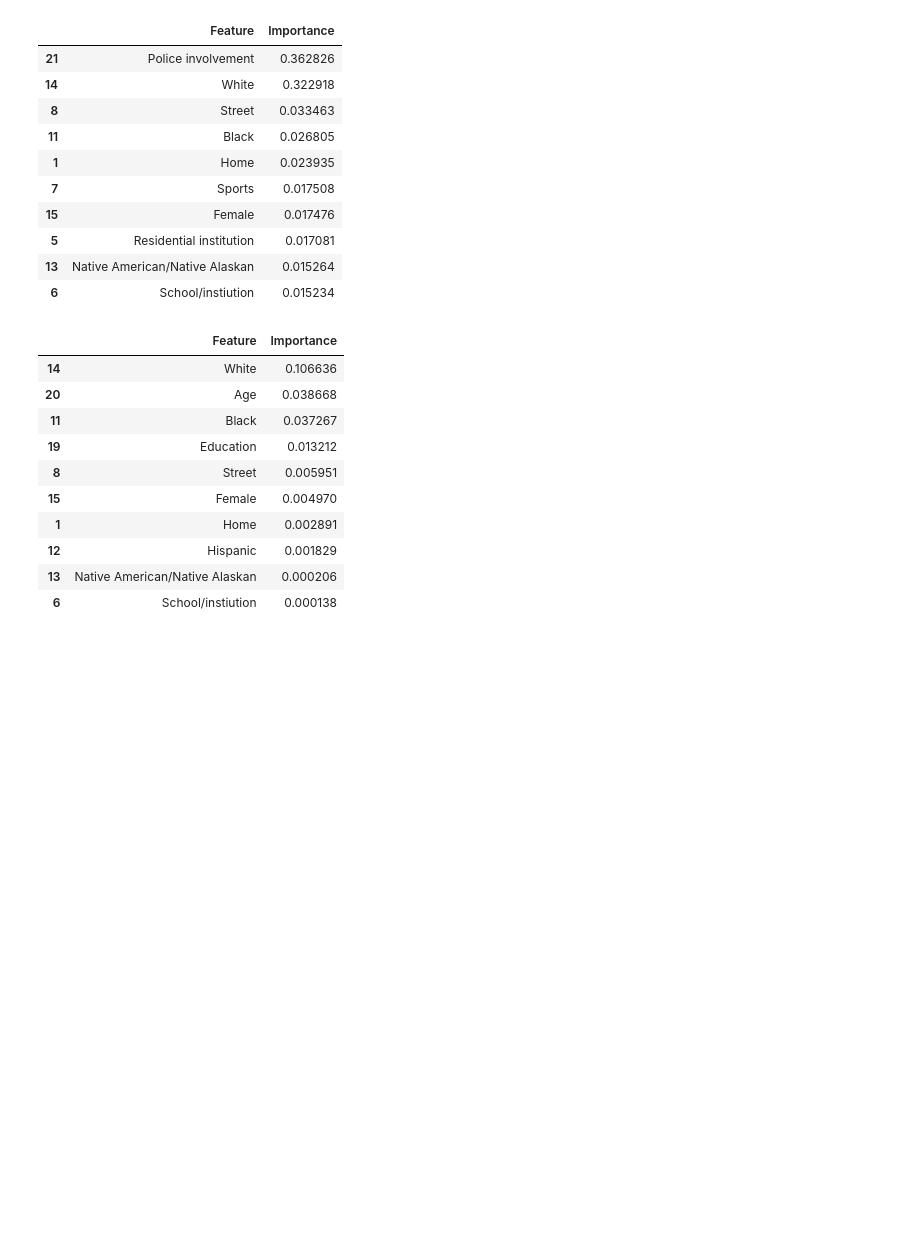
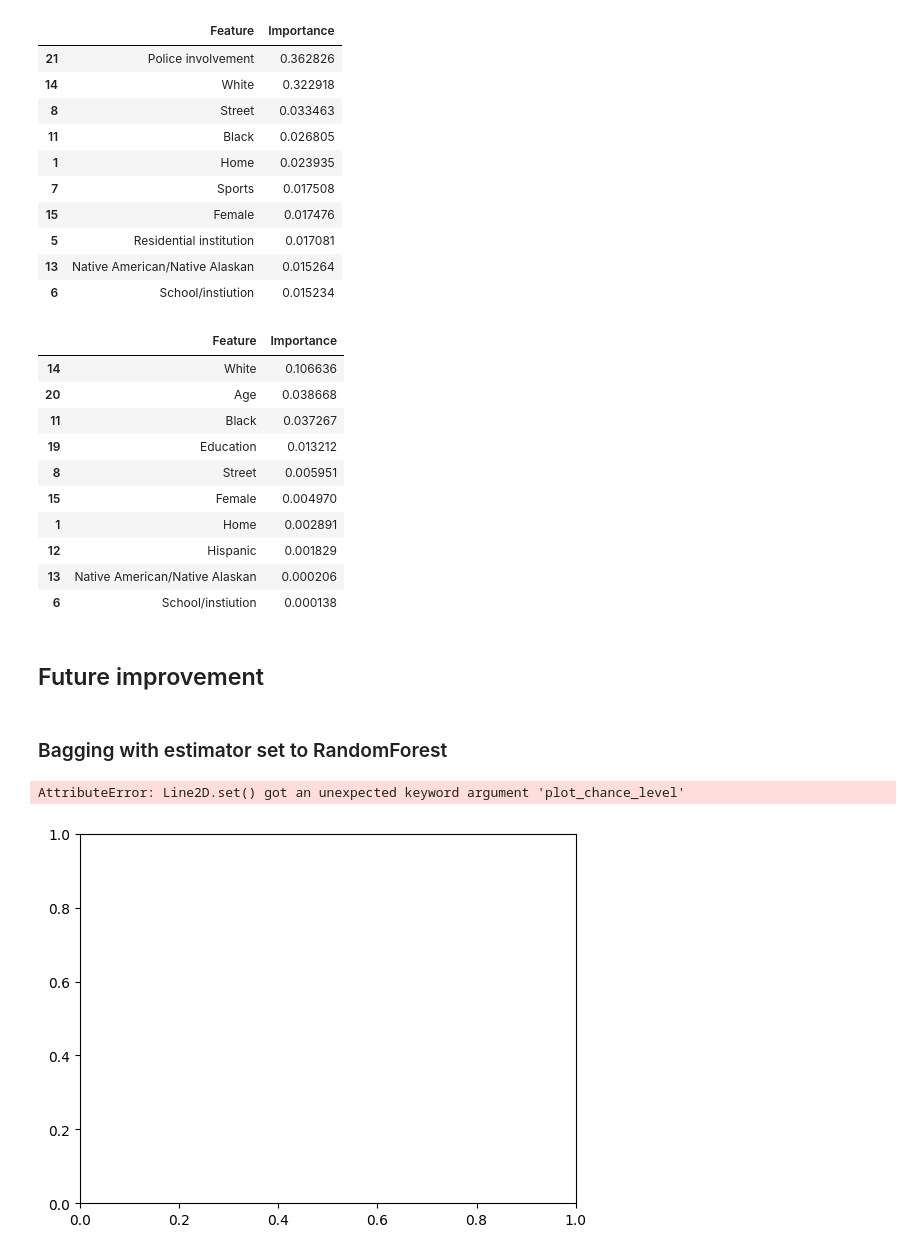
Before and after one commit to ahuang28/cs3244_final_project, a Jupyter notebook: code.ipynb, the cells around one changed output. Saved outputs shown, nothing was run; the diff lists cells and outputs as text; code cells hidden in the pictures; blank space fills up the shorter version.

Commit message:
added rf with bagging

```diff
--- a/code.ipynb
+++ b/code.ipynb
@@ -1227,3 +1217,7 @@ xgb_permutation_importance_df.head(10)
 | 12 | Hispanic | 0.001829 |
 | 13 | Native American/Native Alaskan | 0.000206 |
 | 6 | School/instiution | 0.000138 |
+# %% [markdown]
+## Future improvement
+# %% [markdown]
+### Bagging with estimator set to RandomForest
@@ -1229,0 +1274,9 @@ xgb_permutation_importance_df.head(10)
+# %%
+best_param_imp, accuracy_imp, report_imp = train_evaluate_bagging(x_train_imb, y_train_imb, x_test_rem, y_test_rem, True)
+
+print("\nEvaluating  Bagging with Random Forest Classifier as Estimator with class weights on Original Dataset with Imputed Missing Values:")
+print(f"Accuracy: {accuracy_imp}")
+print("Classification Report:\n", report_imp)
+# %% [output]
+AttributeError: Line2D.set() got an unexpected keyword argument 'plot_chance_level'
+[figure, added]
```
Also changed, not shown: parts of 10 cells of this notebook.
